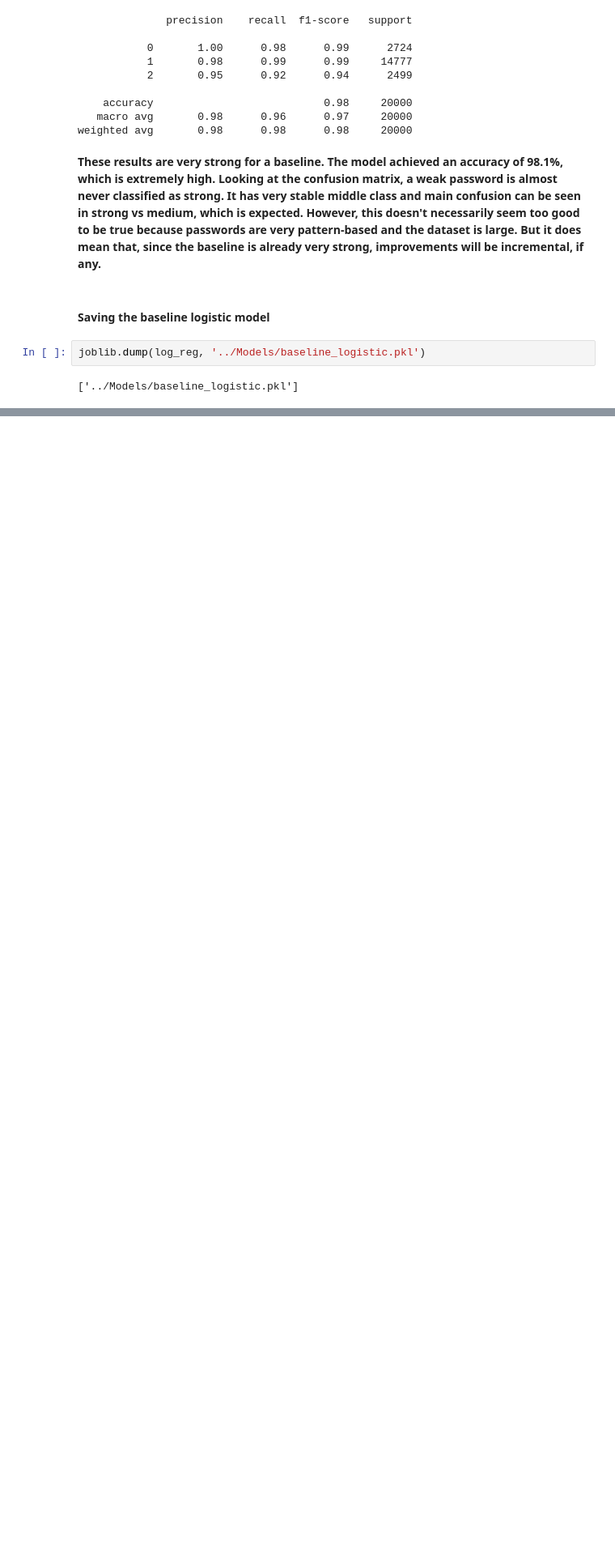
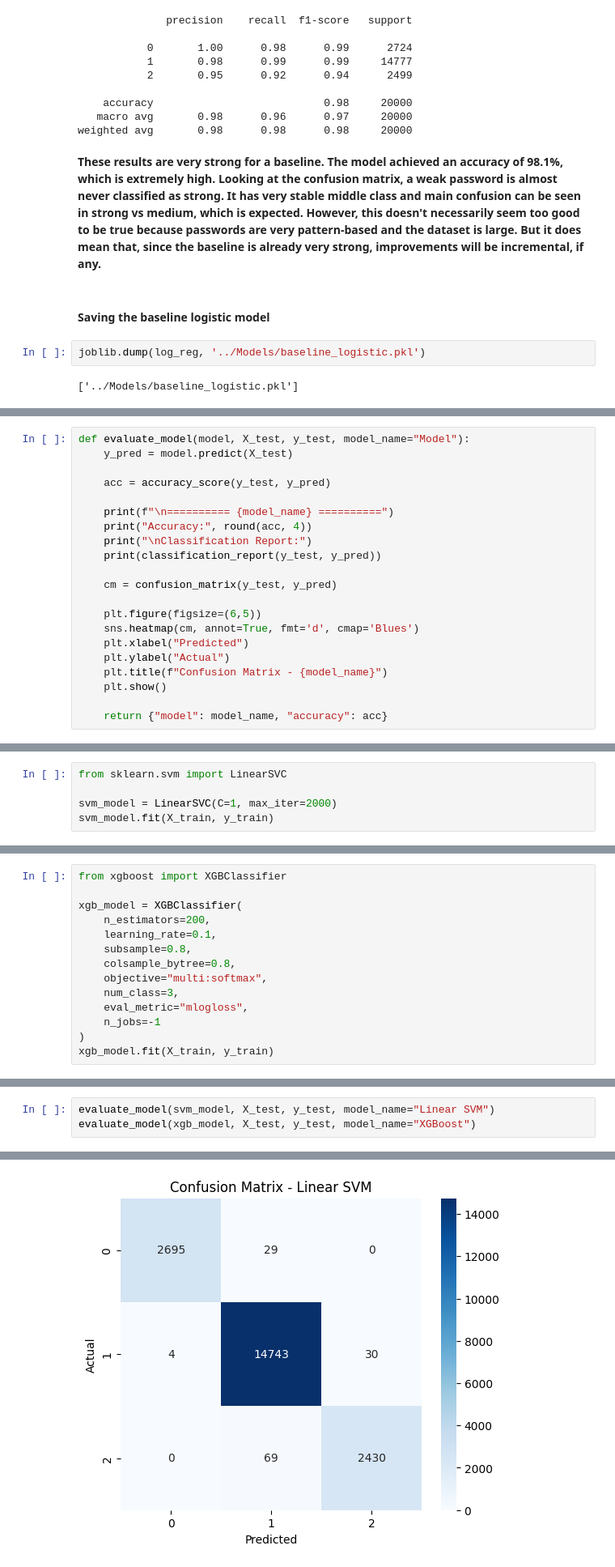
Before and after one commit to suyogshresthaa/Password-Prediction-System, a Jupyter notebook: Notebooks/02_modelling.ipynb, the cells around one changed output, grey strips where cells are left out. Shown at 81% size. Drawn from its saved outputs; the diff is of its cells as text; blank space fills up the shorter version.

Commit message:
evaluation function and other models

```diff
--- a/Notebooks/02_modelling.ipynb
+++ b/Notebooks/02_modelling.ipynb
@@ -105,0 +108,21 @@ joblib.dump(log_reg, '../Models/baseline_logistic.pkl')
+# %%
+def evaluate_model(model, X_test, y_test, model_name="Model"):
+    y_pred = model.predict(X_test)
+
+    acc = accuracy_score(y_test, y_pred)
+
+    print(f"\n========== {model_name} ==========")
+    print("Accuracy:", round(acc, 4))
+    print("\nClassification Report:")
+    print(classification_report(y_test, y_pred))
+
+    cm = confusion_matrix(y_test, y_pred)
+
+    plt.figure(figsize=(6,5))
+    sns.heatmap(cm, annot=True, fmt='d', cmap='Blues')
+    plt.xlabel("Predicted")
+    plt.ylabel("Actual")
+    plt.title(f"Confusion Matrix - {model_name}")
+    plt.show()
+
+    return {"model": model_name, "accuracy": acc}
@@ -105,0 +131,5 @@ joblib.dump(log_reg, '../Models/baseline_logistic.pkl')
+# %%
+from sklearn.svm import LinearSVC
+
+svm_model = LinearSVC(C=1, max_iter=2000)
+svm_model.fit(X_train, y_train)
@@ -105,0 +138,14 @@ joblib.dump(log_reg, '../Models/baseline_logistic.pkl')
+# %%
+from xgboost import XGBClassifier
+
+xgb_model = XGBClassifier(
+    n_estimators=200,
+    learning_rate=0.1,
+    subsample=0.8,
+    colsample_bytree=0.8,
+    objective="multi:softmax",
+    num_class=3,
+    eval_metric="mlogloss",
+    n_jobs=-1
+)
+xgb_model.fit(X_train, y_train)
@@ -105,0 +166,4 @@ joblib.dump(log_reg, '../Models/baseline_logistic.pkl')
+# %%
+evaluate_model(svm_model, X_test, y_test, model_name="Linear SVM")
+evaluate_model(xgb_model, X_test, y_test, model_name="XGBoost")
+# %% [output]
@@ -105,0 +183 @@ joblib.dump(log_reg, '../Models/baseline_logistic.pkl')
+[figure, added]
```
Also changed, not shown: parts of 8 cells of this notebook.
